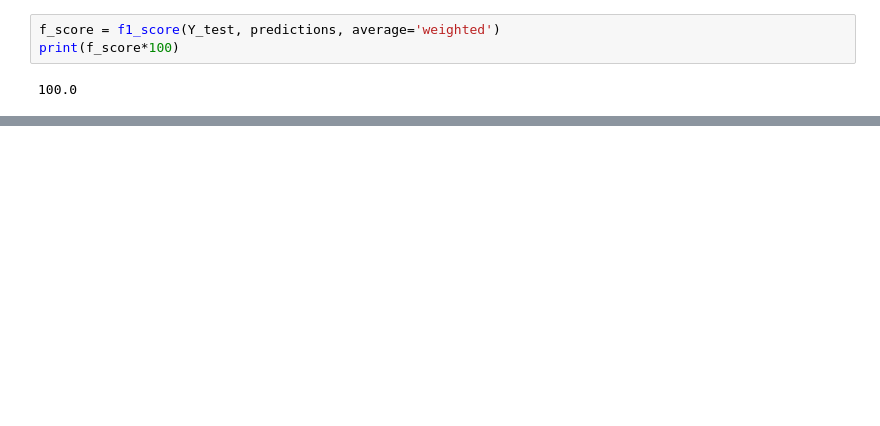
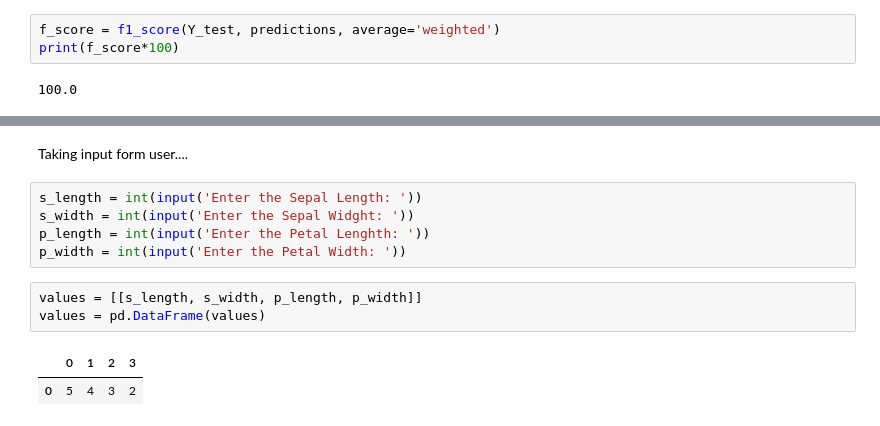
Before and after one commit to Zaq00/Coding-Sumrai-Internship, a Jupyter notebook: code.ipynb, the cells around one changed output, grey strips where cells are left out. Cells and saved outputs as stored; diff of their text form; blank space fills up the shorter version.

```diff
--- a/code.ipynb
+++ b/code.ipynb
@@ -147,0 +162,13 @@ print(f_score*100)
+# %% [markdown]
+Taking input form user....
+# %%
+s_length = int(input('Enter the Sepal Length: '))
+s_width = int(input('Enter the Sepal Widght: '))
+p_length = int(input('Enter the Petal Lenghth: '))
+p_width = int(input('Enter the Petal Width: '))
+# %%
+values = [[s_length, s_width, p_length, p_width]]
+values = pd.DataFrame(values)
+# %% [output]
+|  | 0 | 1 | 2 | 3 |
+| 0 | 5 | 4 | 3 | 2 |
```
Also changed, not shown: parts of 6 cells of this notebook.
